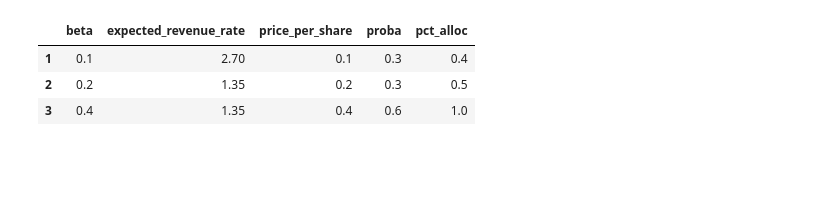
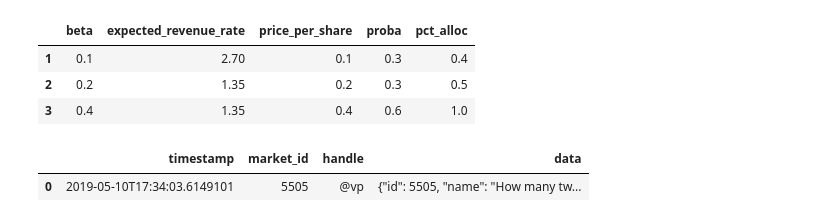
Before and after one commit to mng12689/predictit, a Jupyter notebook: Untitled.ipynb, the cells around one changed output. Drawn from its saved outputs; the diff is of its cells as text; code cells hidden in the pictures; blank space fills up the shorter version.

```diff
--- a/Untitled.ipynb
+++ b/Untitled.ipynb
@@ -665,3 +684,8 @@ def simulate_market(market):
 def simulate_markets():
     for m in markets:
         simulate_market(m)
+# %%
+ psql.read_sql("SELECT * from market_data WHERE market_id = \'{m_id}\' ORDER BY timestamp DESC LIMIT 1".format(m_id=5505), db_string)
+# %% [output]
+|  | timestamp | market_id | handle | data |
+| 0 | 2019-05-10T17:34:03.6149101 | 5505 | @vp | {"id": 5505, "name": "How many tw... |
```
Also changed, not shown: parts of 2 cells of this notebook.
